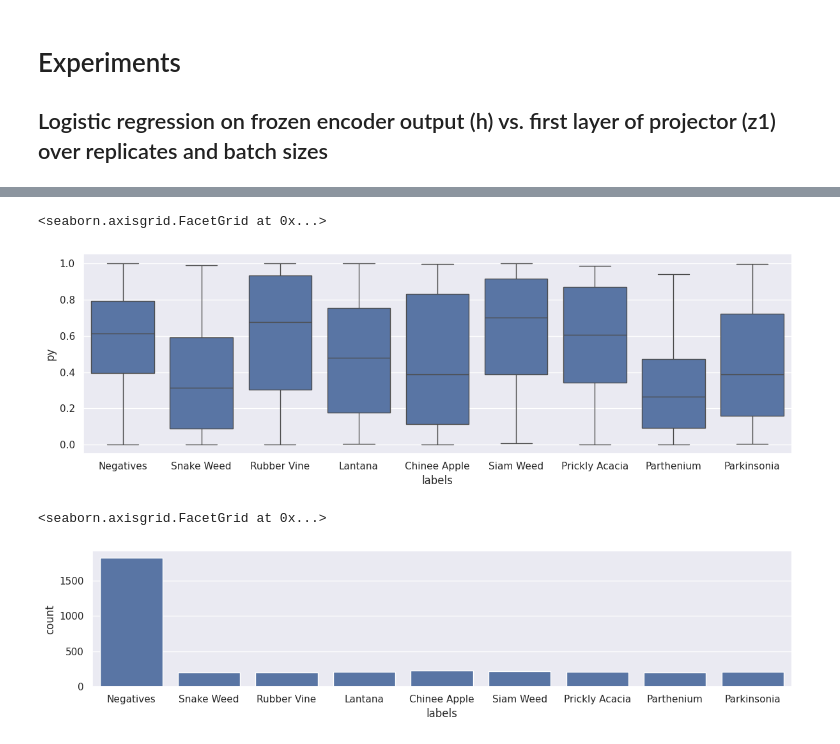
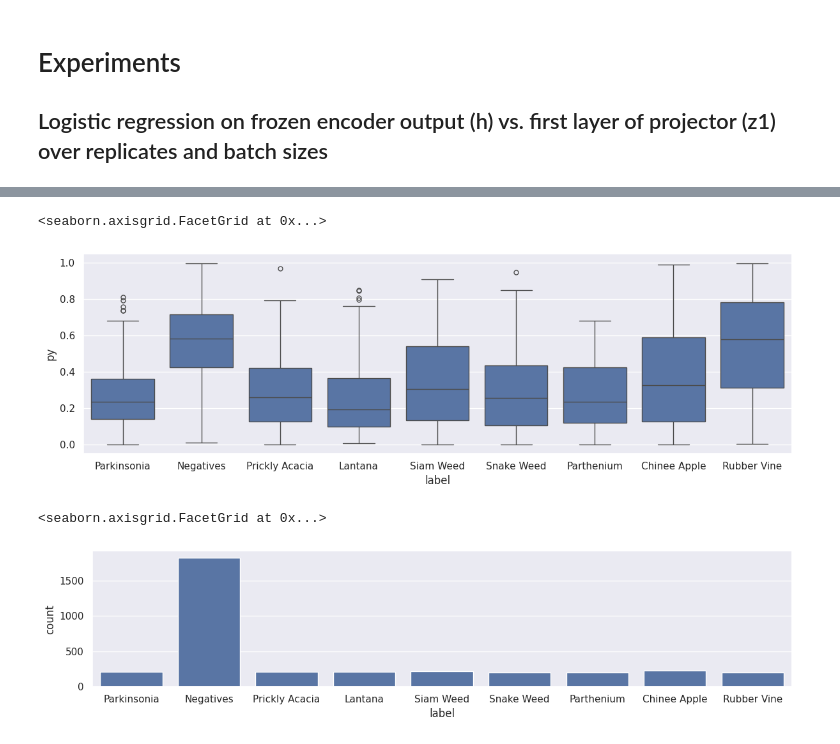
Before and after one commit to BlueRiverTechnology/simclr-takehome, a Jupyter notebook: play.ipynb, the cells around one changed output, grey strips where cells are left out. Cells and saved outputs as stored; diff of their text form; code cells hidden in the pictures.

```diff
--- a/play.ipynb
+++ b/play.ipynb
@@ -51,12 +51,15 @@ imshow(torchvision.utils.make_grid(inputs, padding=4), title=f"classes: {', '.jo
 ## Logistic regression on frozen encoder output (h) vs. first layer of projector (z1) over replicates and batch sizes
 # %%
 %reset -f -s
+from pathlib import Path
 import numpy as np
 import pandas as pd
 import seaborn as sns
 from utils.takehome import CLASS_NAMES
 sns.set_theme()
-df = pd.read_csv("results/results.csv")
+
+results_path = Path("results1")
+df = pd.read_csv(results_path / "results.csv")
 df.loc[lambda x: (x.replicate==0) & (x.split=="val")].head()
 # %% [output]
 |  | epoch | split | loss | accuracy | feature | batch_size | replicate |
@@ -92,7 +95,22 @@ sns.catplot(
 # %%
-repl = 0
-y_tilde_h = np.load(f"results/H_bs32_repl{repl}.npy") # Nxd
-N, d = y_tilde_h.shape
-y = pd.read_csv(f"deepweeds/labels/test_subset{repl}.csv").Label._values
-np.allclose(y_tilde_h.sum(axis=1), 1), y_tilde_h.shape, y.shape
+from pathlib import Path
+def load_softmax(dset_path, repl):
+    y_tilde_h = np.load(results_path / f"softmax_H_bs32_repl{repl}.npy") # Nxd
+    y = np.load(f"simclr_features/y_test_subset{repl}.npy")
+    return y_tilde_h, y
+
+all_results = []
+for i in range(5):
+    y_tilde_h, y = load_softmax(Path("deepweeds"), i)
+    sdf = (pd.DataFrame({"py": y_tilde_h[np.arange(len(y)), y],
+                         "y": y,
+                         "y_hat": y_tilde_h.argmax(axis=1)})
+           .assign(py_hat=lambda x: y_tilde_h[np.arange(len(y)), x.y_hat])
+           .assign(label=lambda x: [CLASS_NAMES[i] for i in x.y], repl=i,
+                   label_hat=lambda x: [CLASS_NAMES[i] for i in x.y_hat]))
+    # sdf = pd.DataFrame({"py": y_tilde_h.argmax(axis=1), "y": y}).assign(labels=lambda x: [CLASS_NAMES[i] for i in x.y], repl=i)
+    all_results.append(sdf)
+
+print(np.allclose(y_tilde_h.sum(axis=1), 1), y_tilde_h.shape, y.shape)
+sdf = pd.concat(all_results).loc[lambda x: (x.repl == 0)]
 # %% [output]
@@ -100,3 +117,0 @@ np.allclose(y_tilde_h.sum(axis=1), 1), y_tilde_h.shape, y.shape
-# %%
-sdf = pd.DataFrame({"py": y_tilde_h[np.arange(N), y], "y": y}).assign(labels=lambda x: [CLASS_NAMES[i] for i in x.y])
-sdf.head()
@@ -110,10 +132,10 @@ sdf.head()
 # %%
-sns.catplot(sdf, x="labels", y="py", kind="box", aspect=3, height=4)
+sns.catplot(sdf, x="label", y="py", kind="box", aspect=3, height=4)
 # %% [output]
 <seaborn.axisgrid.FacetGrid at 0x...>
-[figure, old version]
+[figure, new version]
 # %%
-sns.catplot(sdf, x="labels", kind="count", aspect=4, height=3)
+sns.catplot(sdf, x="label", kind="count", aspect=4, height=3)
 # %% [output]
 <seaborn.axisgrid.FacetGrid at 0x...>
-[figure, old version]
+[figure, new version]
```
Also changed, not shown: parts of 9 cells of this notebook, 3 other files.
